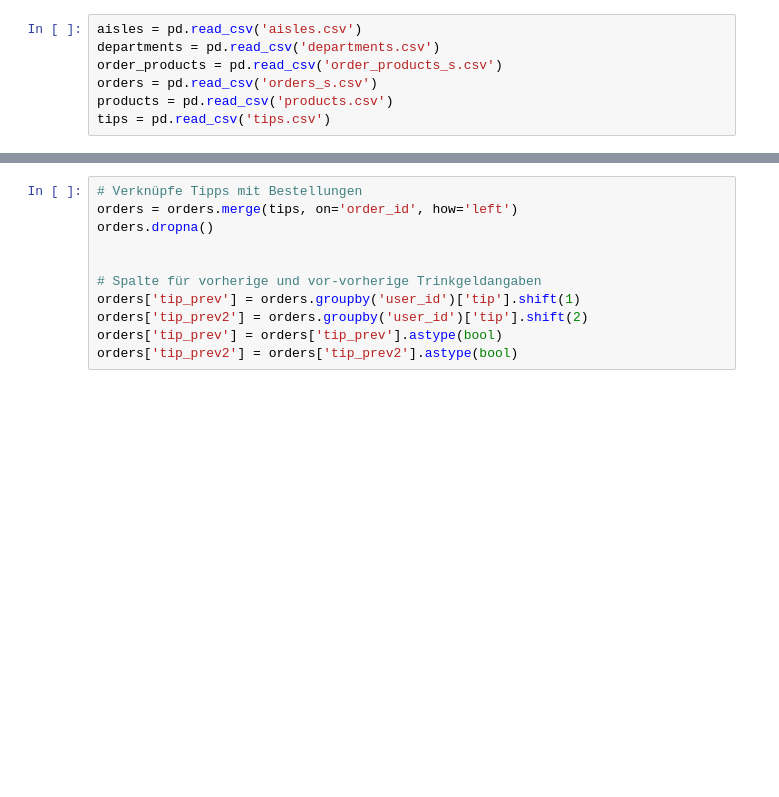
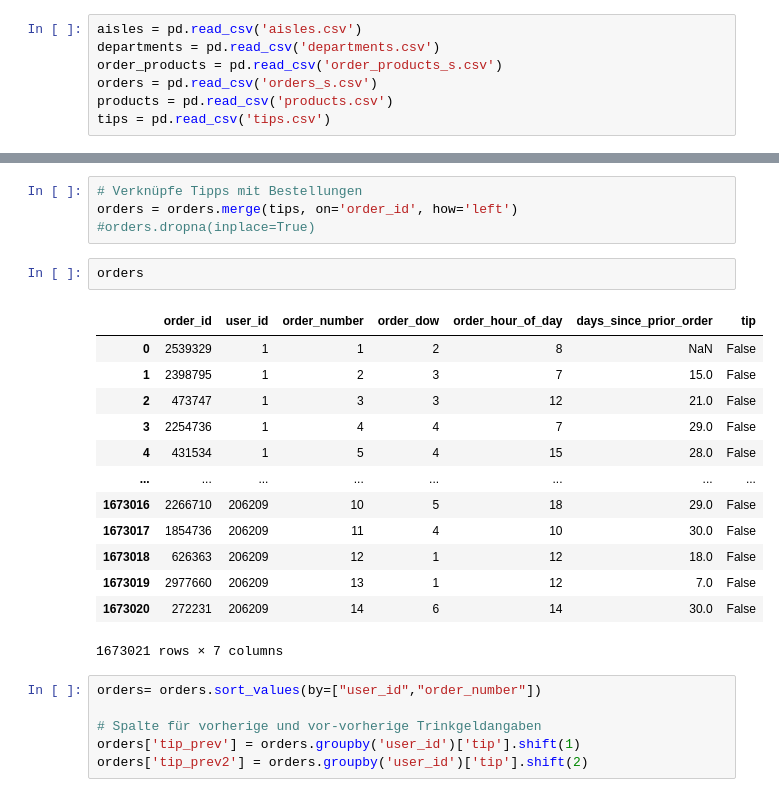
Before and after one commit to Datata1/DABI1, a Jupyter notebook: Daten/Frage1.ipynb, the cells around one changed output, grey strips where cells are left out. Drawn from its saved outputs; the diff is of its cells as text; blank space fills up the shorter version.

```diff
--- a/Daten/Frage1.ipynb
+++ b/Daten/Frage1.ipynb
@@ -13,11 +32,26 @@ tips = pd.read_csv('tips.csv')
+# %%
+# Verknüpfe Tipps mit Bestellungen
+orders = orders.merge(tips, on='order_id', how='left')
+#orders.dropna(inplace=True)
+# %%
+orders
+# %% [output]
+|  | order_id | user_id | order_number | order_dow | order_hour_of_day | days_since_prior_order | tip |
+| 0 | 2539329 | 1 | 1 | 2 | 8 | NaN | False |
+| 1 | 2398795 | 1 | 2 | 3 | 7 | 15.0 | False |
+| 2 | 473747 | 1 | 3 | 3 | 12 | 21.0 | False |
+| 3 | 2254736 | 1 | 4 | 4 | 7 | 29.0 | False |
+| 4 | 431534 | 1 | 5 | 4 | 15 | 28.0 | False |
+| ... | ... | ... | ... | ... | ... | ... | ... |
+| 1673016 | 2266710 | 206209 | 10 | 5 | 18 | 29.0 | False |
+| 1673017 | 1854736 | 206209 | 11 | 4 | 10 | 30.0 | False |
+| 1673018 | 626363 | 206209 | 12 | 1 | 12 | 18.0 | False |
+| 1673019 | 2977660 | 206209 | 13 | 1 | 12 | 7.0 | False |
+| 1673020 | 272231 | 206209 | 14 | 6 | 14 | 30.0 | False |
+1673021 rows × 7 columns
 # %%
-# Verknüpfe Tipps mit Bestellungen
-orders = orders.merge(tips, on='order_id', how='left')
-orders.dropna()
-
+orders= orders.sort_values(by=["user_id","order_number"])
 
 # Spalte für vorherige und vor-vorherige Trinkgeldangaben
 orders['tip_prev'] = orders.groupby('user_id')['tip'].shift(1)
 orders['tip_prev2'] = orders.groupby('user_id')['tip'].shift(2)
-orders['tip_prev'] = orders['tip_prev'].astype(bool)
-orders['tip_prev2'] = orders['tip_prev2'].astype(bool)
```
Also changed, not shown: parts of 16 cells of this notebook, 2 other files.
